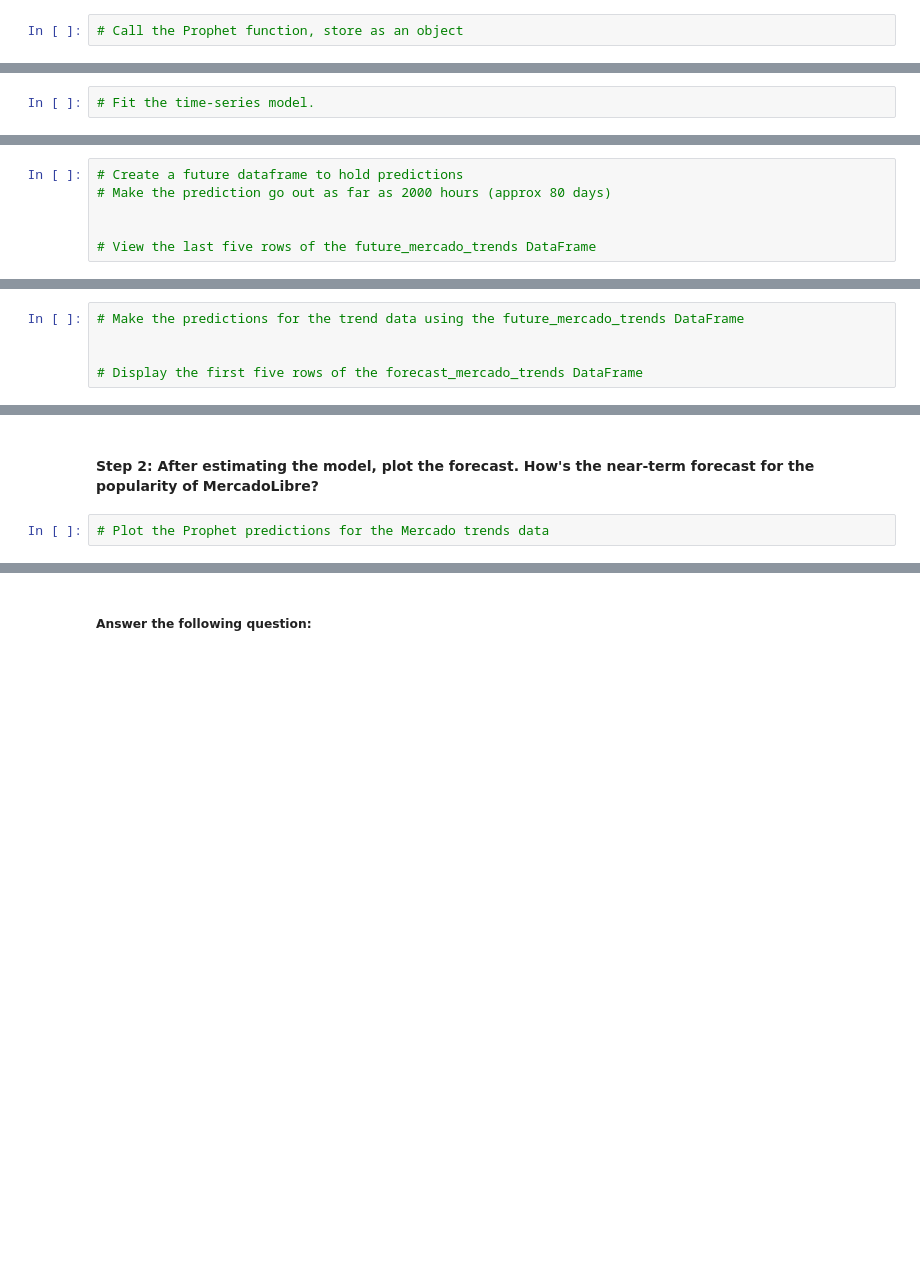
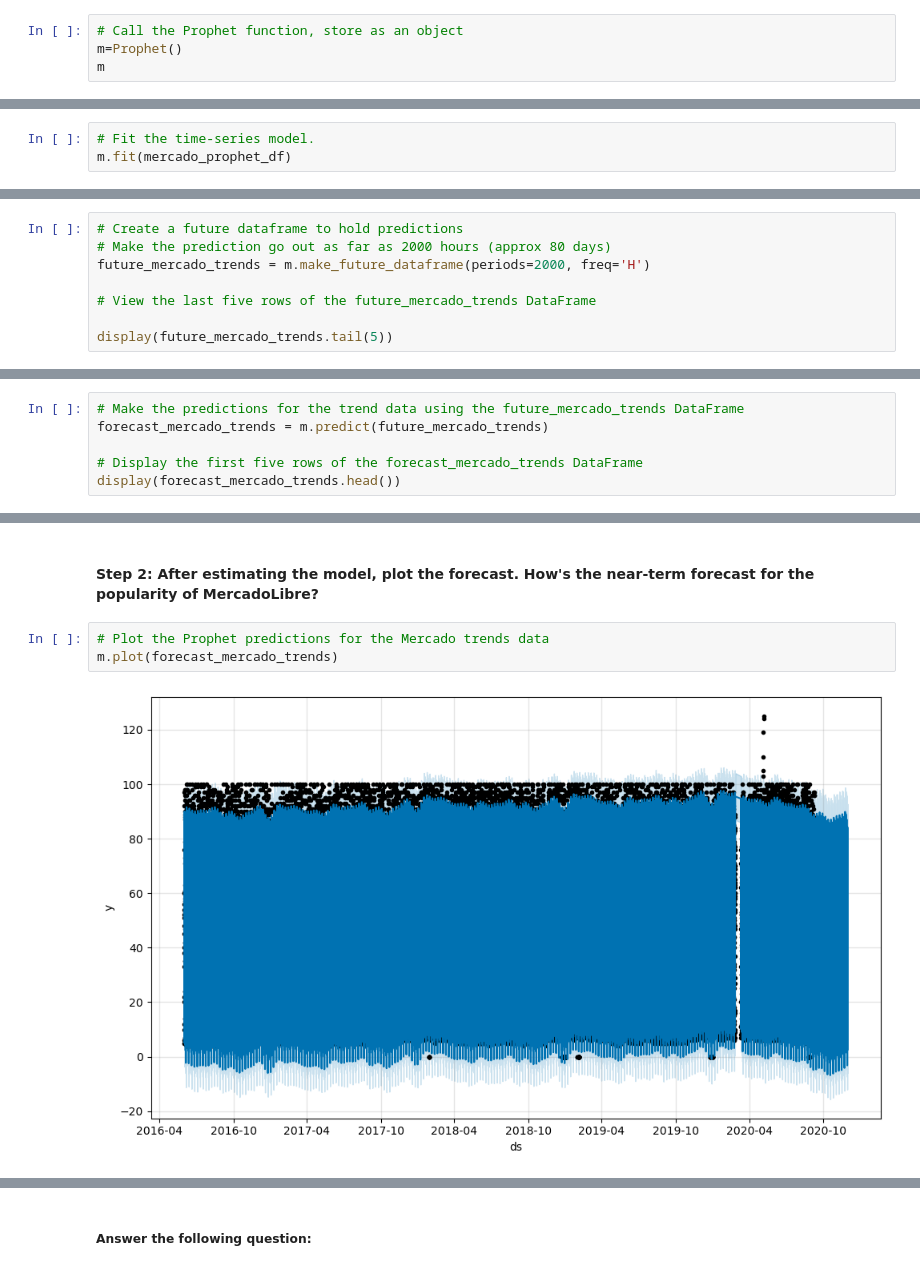
Before and after one commit to Philklim72/prophet_challenge, a Jupyter notebook: forecasting_net_prophet.ipynb, the cells around one changed output, grey strips where cells are left out. Cells and saved outputs as stored; diff of their text form; blank space fills up the shorter version.

```diff
--- a/forecasting_net_prophet.ipynb
+++ b/forecasting_net_prophet.ipynb
@@ -518,3 +518,5 @@ display(mercado_prophet_df.tail())
 | 37105 | 2020-09-08 00:00:00 | 96 |
 # %%
 # Call the Prophet function, store as an object
+m=Prophet()
+m
@@ -521,2 +525,3 @@ display(mercado_prophet_df.tail())
 # %%
 # Fit the time-series model.
+m.fit(mercado_prophet_df)
@@ -523,6 +532,8 @@ display(mercado_prophet_df.tail())
 # %%
 # Create a future dataframe to hold predictions
 # Make the prediction go out as far as 2000 hours (approx 80 days)
-
+future_mercado_trends = m.make_future_dataframe(periods=2000, freq='H')
 
 # View the last five rows of the future_mercado_trends DataFrame
+
+display(future_mercado_trends.tail(5))
@@ -529,5 +547,6 @@ display(mercado_prophet_df.tail())
 # %%
 # Make the predictions for the trend data using the future_mercado_trends DataFrame
-
+forecast_mercado_trends = m.predict(future_mercado_trends)
 
 # Display the first five rows of the forecast_mercado_trends DataFrame
+display(forecast_mercado_trends.head())
@@ -535,3 +562,6 @@ display(mercado_prophet_df.tail())
 #### Step 2: After estimating the model, plot the forecast. How's the near-term forecast for the popularity of MercadoLibre?
 # %%
 # Plot the Prophet predictions for the Mercado trends data
+m.plot(forecast_mercado_trends)
+# %% [output]
+[figure, added]
```
Also changed, not shown: parts of 7 cells of this notebook.
